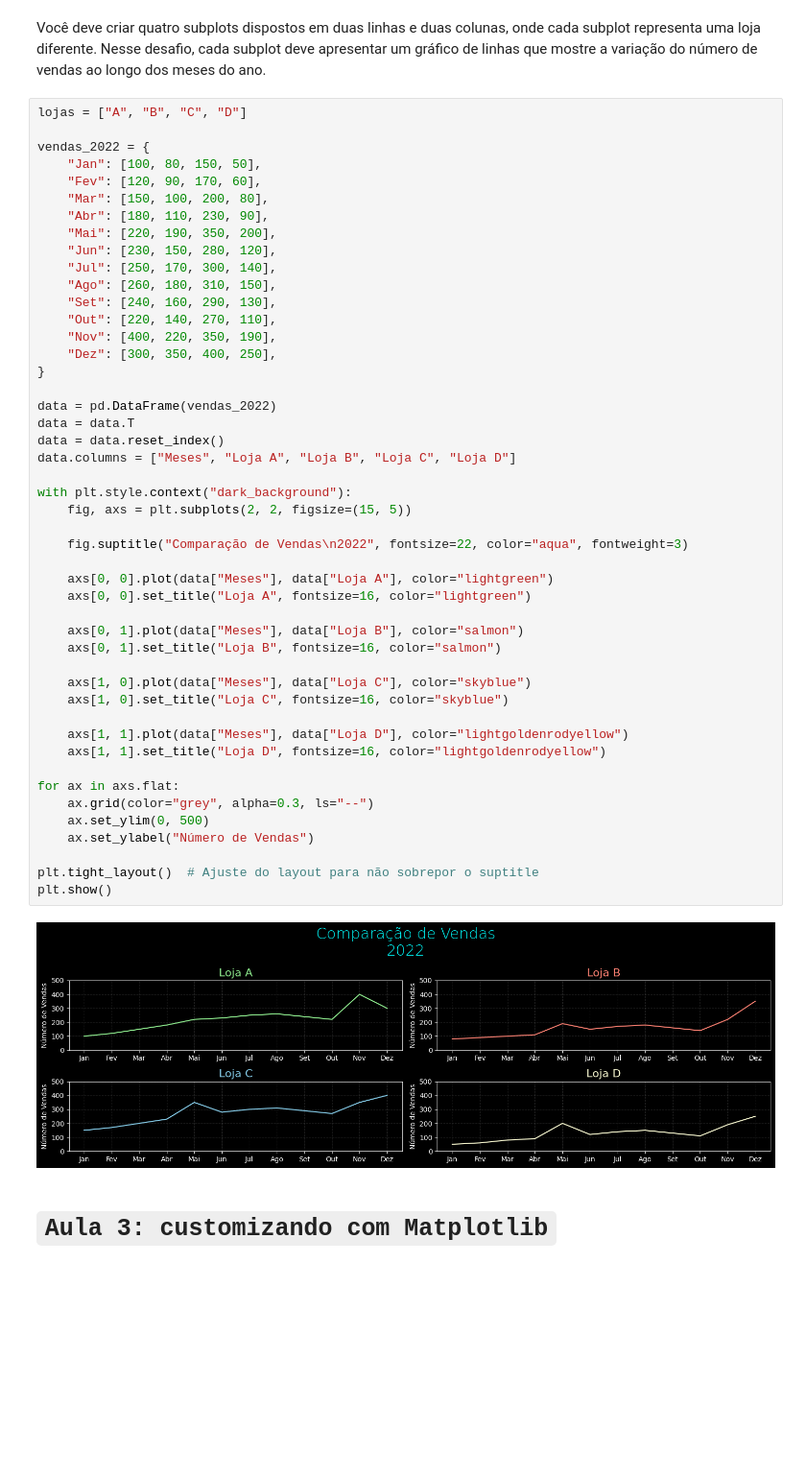
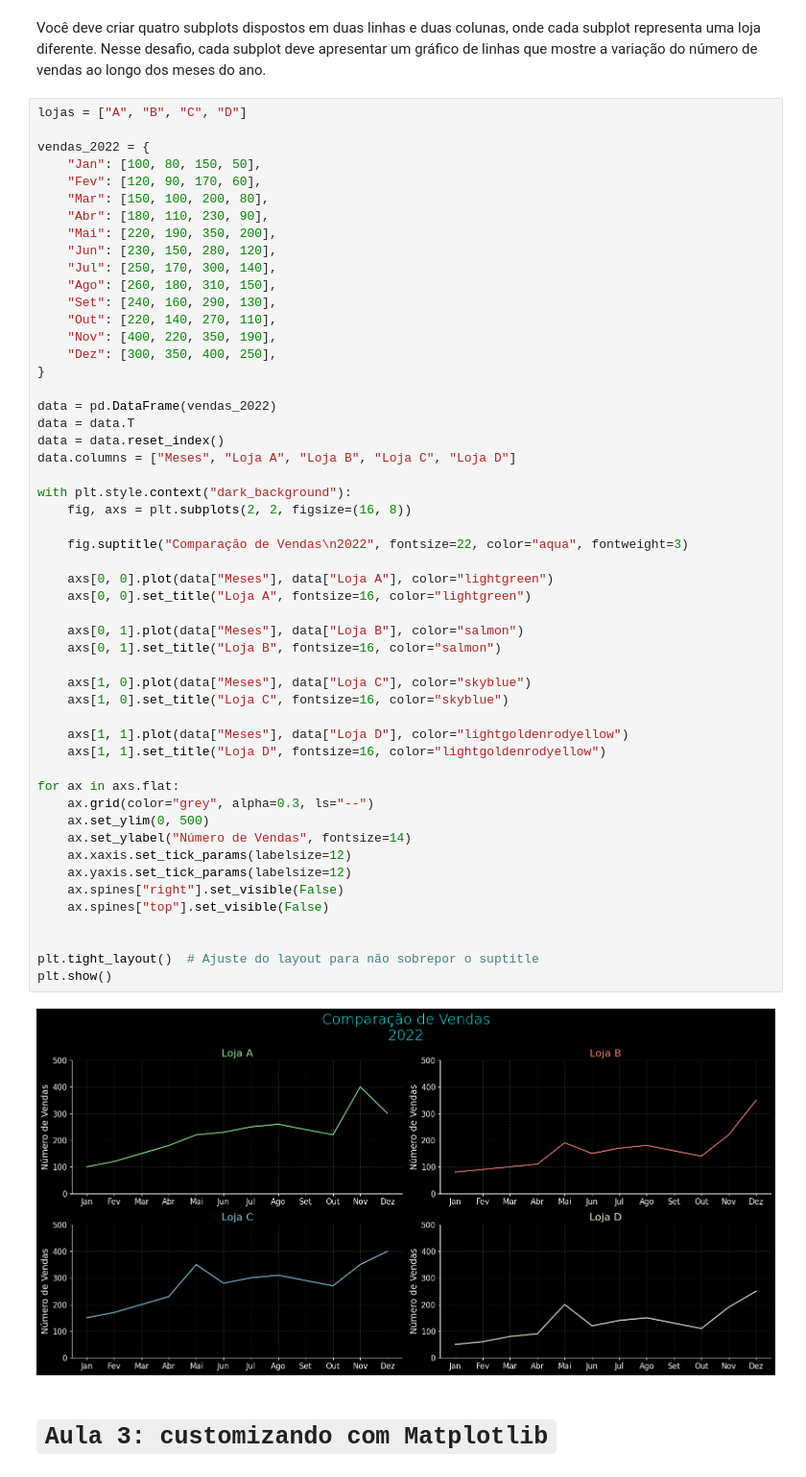
Before and after one commit to KaelDucatti/estudos-ds, a Jupyter notebook: data_visualization/01_criando_graficos_com_bibliotecas_py/classes.ipynb, the cells around one changed output. Shown at 96% size. Drawn from its saved outputs; the diff is of its cells as text; blank space fills up the shorter version.

```diff
--- a/data_visualization/01_criando_graficos_com_bibliotecas_py/classes.ipynb
+++ b/data_visualization/01_criando_graficos_com_bibliotecas_py/classes.ipynb
@@ -309,36 +309,41 @@ vendas_2022 = {
 }
 
 data = pd.DataFrame(vendas_2022)
 data = data.T
 data = data.reset_index()
 data.columns = ["Meses", "Loja A", "Loja B", "Loja C", "Loja D"]
 
 with plt.style.context("dark_background"):
-    fig, axs = plt.subplots(2, 2, figsize=(15, 5))
+    fig, axs = plt.subplots(2, 2, figsize=(16, 8))
 
     fig.suptitle("Comparação de Vendas\n2022", fontsize=22, color="aqua", fontweight=3)
 
     axs[0, 0].plot(data["Meses"], data["Loja A"], color="lightgreen")
     axs[0, 0].set_title("Loja A", fontsize=16, color="lightgreen")
 
     axs[0, 1].plot(data["Meses"], data["Loja B"], color="salmon")
     axs[0, 1].set_title("Loja B", fontsize=16, color="salmon")
 
     axs[1, 0].plot(data["Meses"], data["Loja C"], color="skyblue")
     axs[1, 0].set_title("Loja C", fontsize=16, color="skyblue")
 
     axs[1, 1].plot(data["Meses"], data["Loja D"], color="lightgoldenrodyellow")
     axs[1, 1].set_title("Loja D", fontsize=16, color="lightgoldenrodyellow")
 
 for ax in axs.flat:
     ax.grid(color="grey", alpha=0.3, ls="--")
     ax.set_ylim(0, 500)
-    ax.set_ylabel("Número de Vendas")
+    ax.set_ylabel("Número de Vendas", fontsize=14)
+    ax.xaxis.set_tick_params(labelsize=12)
+    ax.yaxis.set_tick_params(labelsize=12)
+    ax.spines["right"].set_visible(False)
+    ax.spines["top"].set_visible(False)
+
 
 plt.tight_layout()  # Ajuste do layout para não sobrepor o suptitle
 plt.show()
 # %% [output]
-[figure, old version]
+[figure, new version]
 # %% [markdown]
 # `Aula 3: customizando com Matplotlib`
 # %% [markdown]
```
Also changed, not shown: parts of 10 cells of this notebook, 1 other file.
